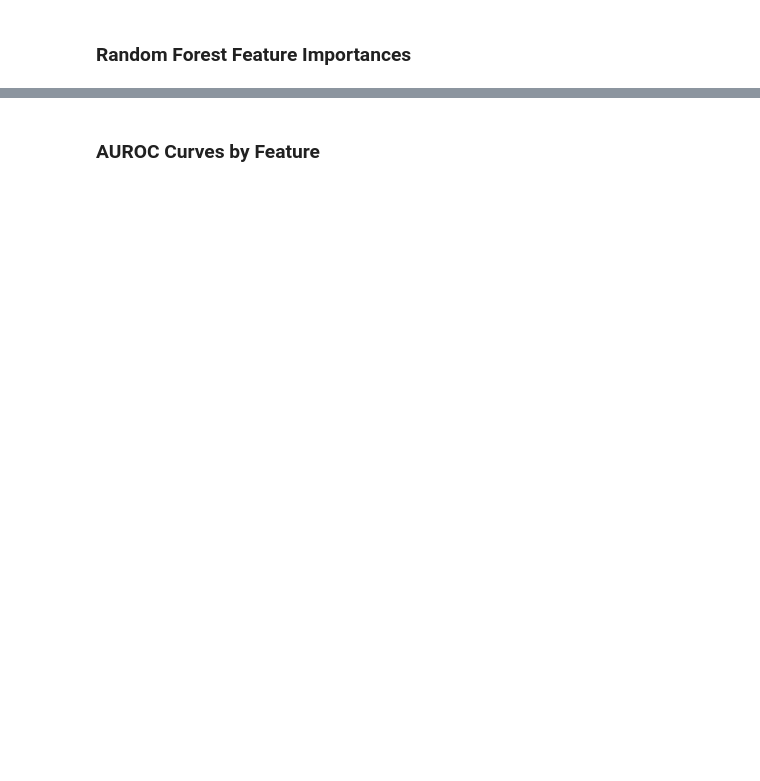
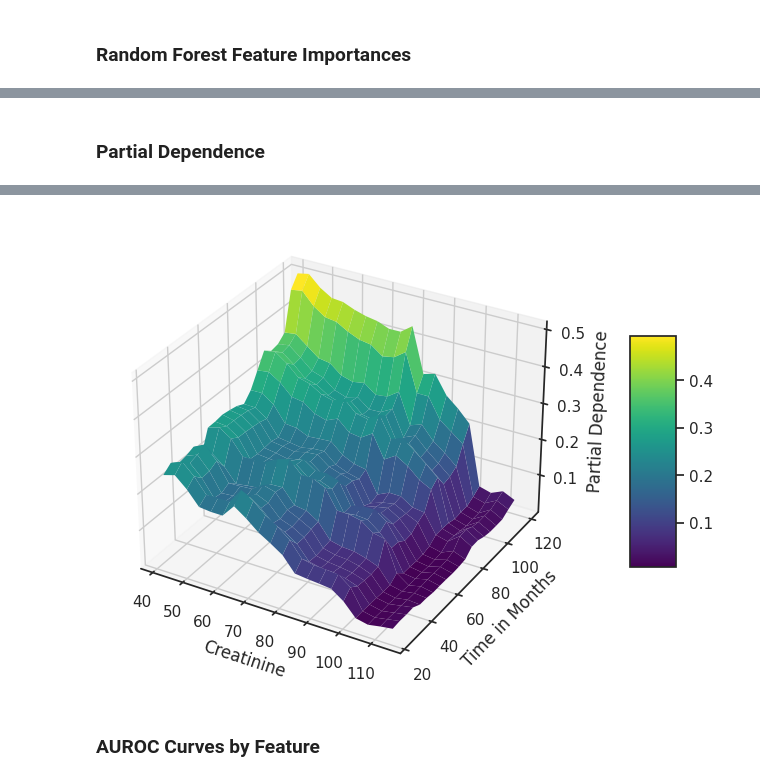
Before and after one commit to lshpaner/ckd_uae, a Jupyter notebook: CKD_UAE_Modeling.ipynb, the cells around one changed output, grey strips where cells are left out. Saved outputs shown, nothing was run; the diff lists cells and outputs as text; code cells hidden in the pictures; blank space fills up the shorter version.

```diff
--- a/CKD_UAE_Modeling.ipynb
+++ b/CKD_UAE_Modeling.ipynb
@@ -613,0 +685,29 @@ metrics_df
+# %% [markdown]
+### Partial Dependence
+# %%
+plot_3d_partial_dependence(
+    model=rf_model,
+    dataframe=X_test,  # or any DataFrame you choose
+    feature_names_list=['creatinine', 'time_months'],
+    x_label='Creatinine',
+    y_label='Time in Months',
+    z_label='Partial Dependence',
+    title="",
+    horizontal=0.99,
+    depth=-1.25,
+    vertical=0.99,
+    html_file_path=image_path,
+    html_file_name='interactive_partial_dependence.html',
+    interactive=True,
+    static=True,  # Set this to True to generate the static plot as well
+    matplotlib_colormap='viridis',
+    plotly_colormap='Viridis',
+    zoom_out_factor=1.4,
+)
+
+# After the function call, save the current figure
+plt.savefig(os.path.join(image_path, "static_partial_dependence.svg"), bbox_inches='tight',)
+
+# If you want to display the plot as well
+plt.show()
+# %% [output]
@@ -614,3 +715,4 @@ metrics_df
+[figure, added]
 # %% [markdown]
 ### AUROC Curves by Feature
 # %%
```
Also changed, not shown: parts of 25 cells of this notebook.
